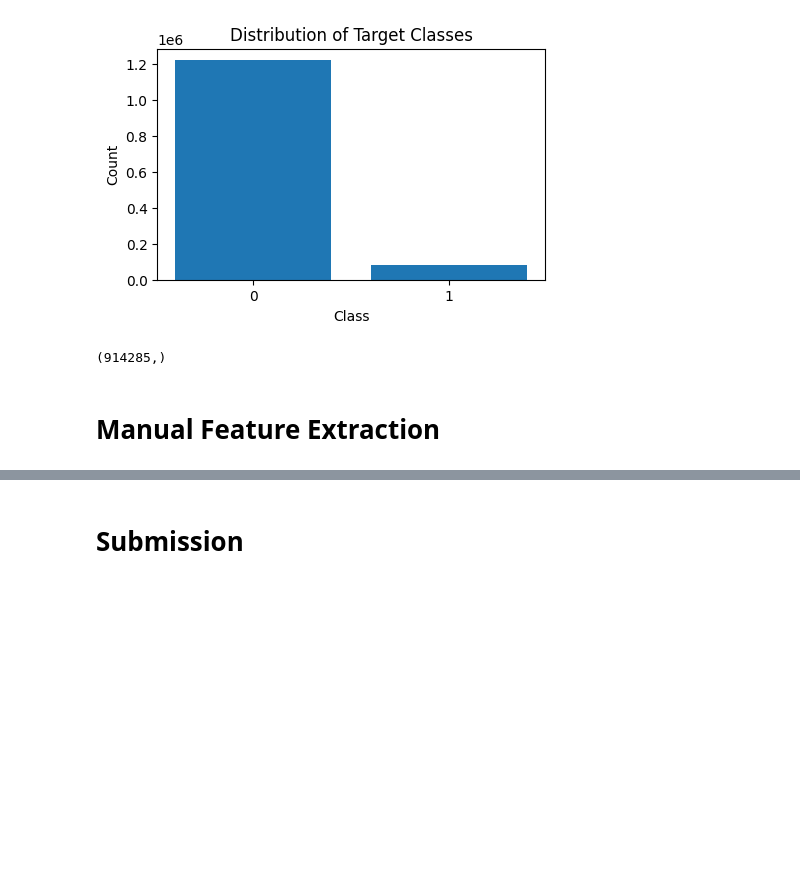
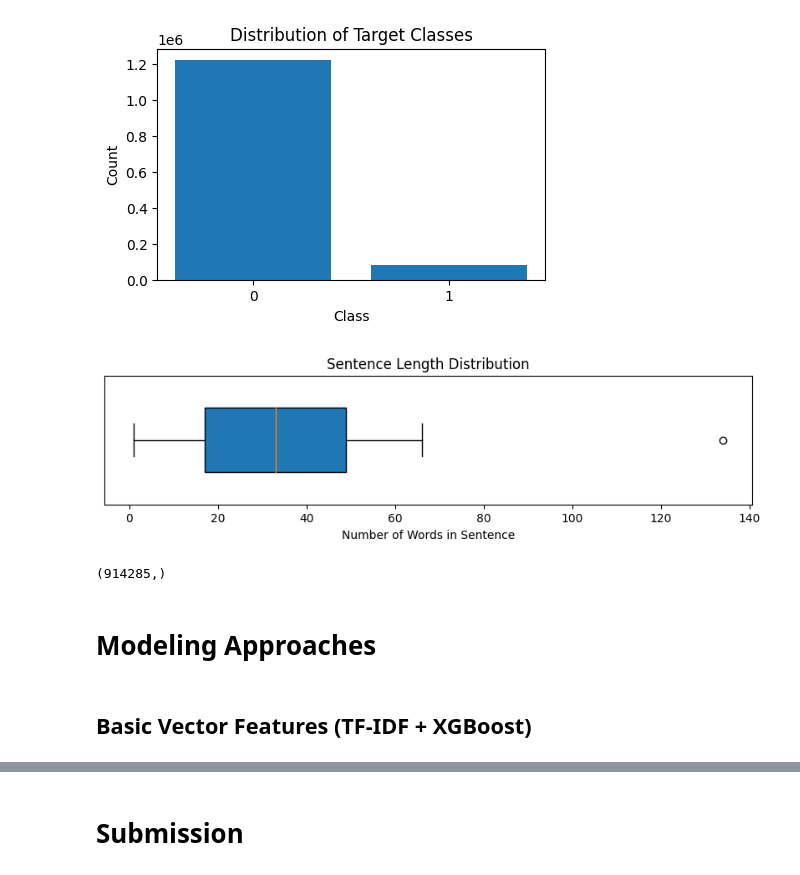
Before and after one commit to MaksudMalik/Quora-Question-Classification, a Jupyter notebook: quora-question-classification.ipynb, the cells around one changed output, grey strips where cells are left out. Saved outputs shown, nothing was run; the diff lists cells and outputs as text; code cells hidden in the pictures; blank space fills up the shorter version.

Commit message:
Added More Visualization

```diff
--- a/quora-question-classification.ipynb
+++ b/quora-question-classification.ipynb
@@ -67,6 +69,19 @@ plt.xticks([0, 1])
 plt.show()
 # %% [output]
 [figure]
+# %%
+sentence_lengths = [len(sentence.split()) for sentence in train_df.question_text]
+length_counts = Counter(sentence_lengths)
+lengths = sorted(length_counts.keys())
+counts = [length_counts[length] for length in lengths]
+plt.figure(figsize=(10, 2))
+plt.boxplot(lengths, vert=False, patch_artist=True, widths=0.5)
+plt.xlabel('Number of Words in Sentence')
+plt.yticks([])
+plt.title('Sentence Length Distribution')
+plt.show()
+# %% [output]
+[figure, added]
 # %%
 train_inputs, val_inputs, y_train, y_val = train_test_split(train_df.question_text, train_df.target,
                                                                         test_size=0.3, random_state=42)
@@ -74,8 +89,10 @@ train_inputs, val_inputs, y_train, y_val = train_test_split(train_df.question_te
 train_inputs.shape
 # %% [output]
 (914285,)
-# %% [markdown]
-# Manual Feature Extraction
+# %% [markdown]
+# Modeling Approaches
+# %% [markdown]
+## Basic Vector Features (TF-IDF + XGBoost)
 # %%
 english_stopwords = stopwords.words('english')
 stemmer = SnowballStemmer(language='english')
```
Also changed, not shown: parts of 16 cells of this notebook.
